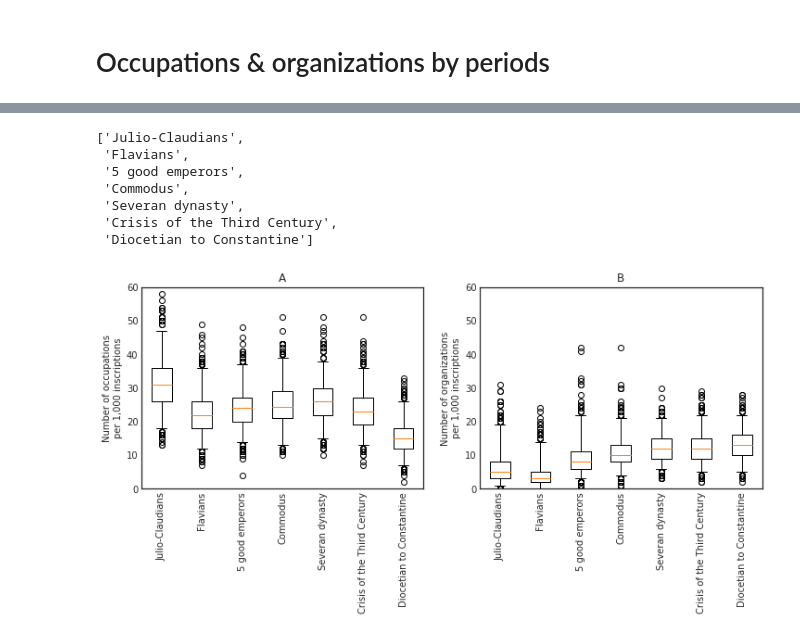
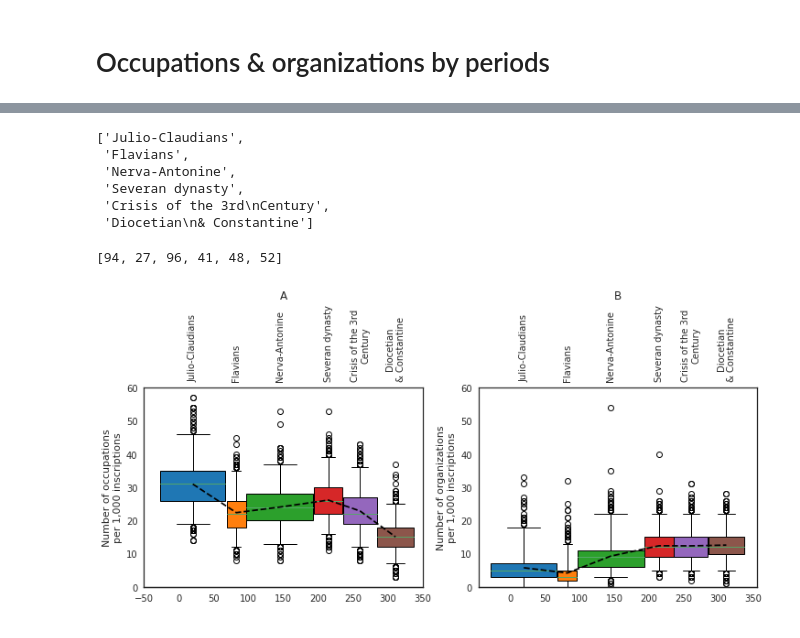
Before and after one commit to sdam-au/LI_ETL, a Jupyter notebook: scripts/1_5_py_WORDS&OCCUPS&ORGS_TEMPORAL.ipynb, the cells around one changed output, grey strips where cells are left out. Drawn from its saved outputs; the diff is of its cells as text; code cells hidden in the pictures.

Commit message:
kernel density estimations plots

```diff
--- a/scripts/1_5_py_WORDS&OCCUPS&ORGS_TEMPORAL.ipynb
+++ b/scripts/1_5_py_WORDS&OCCUPS&ORGS_TEMPORAL.ipynb
@@ -425,3 +576,11 @@ simulations_by_type = sorted(simulations_by_type, key=lambda x: x[1], reverse=Tr
 simulations_by_type[4][1]
 # %% [output]
 3307
+# %%
+date_vars_by_instypes = []
+for ins_type_tup in simulations_by_type_len[:10]:
+    subset_df = EDH[EDH["type_of_inscription_clean"]==ins_type_tup[0]]
+    date_vars = []
+    for n in range(100):
+        date_vars.append([date_var[n] for date_var in subset_df["random_dates"] if date_var != None])
+    date_vars_by_instypes.append(date_vars)
@@ -817,11 +1013,13 @@ Your <class 'matplotlib.figure.Figure'> object has been succefully written as "h
 periods = { # to avoid overlaps, startdates are postponed by one year, when needed
     "Julio-Claudians" : {"startdate": -27, "enddate" : 67},
     "Flavians" : {"startdate": 69, "enddate": 96},
-    "5 good emperors" : {"startdate": 97, "enddate": 180},
-    "Commodus" : {"startdate" : 181, "enddate" : 193},
+    "Nerva-Antonine" : {"startdate" : 97, "enddate" : 193},
+    # or:
+    #"5 good emperors" : {"startdate": 97, "enddate": 180},
+    #"Commodus" : {"startdate" : 181, "enddate" : 193},
     "Severan dynasty" : {"startdate": 194, "enddate": 235},
-    "Crisis of the Third Century" : {"startdate" : 236, "enddate" : 284},
-    "Diocetian to Constantine" : {"startdate" : 285, "enddate" : 337}
+    "Crisis of the 3rd\nCentury" : {"startdate" : 236, "enddate" : 284},
+    "Diocetian\n& Constantine" : {"startdate" : 285, "enddate" : 337}
     }
 tab_colors_list = list(mcolors.TABLEAU_COLORS.keys())
 
@@ -882,27 +1081,60 @@ orgs_ratios_merged = simulations_merged(orgs_ins_ratio)
 # %% [output]
 ['Julio-Claudians',
  'Flavians',
- '5 good emperors',
- 'Commodus',
+ 'Nerva-Antonine',
  'Severan dynasty',
- 'Crisis of the Third Century',
- 'Diocetian to Constantine']
+ 'Crisis of the 3rd\nCentury',
+ 'Diocetian\n& Constantine']
+# %%
+[abs(tup[0][1] - tup[0][0]) for tup in occups_ratios_merged]
+# %% [output]
+[94, 27, 96, 41, 48, 52]
 # %%
-plt.style.use("seaborn-white")
+# number of occupations/organizizations per 1,000 randomly sampled inscriptions. The samples are with replacement. Each sample is based on different dating simulation.
+
+plt.style.use("seaborn-white")#-white")
 
 labels=[key for key in periods.keys()]
+widths = [abs(tup[0][1] - tup[0][0]) for tup in occups_ratios_merged]
+positions = [np.mean(tup[0]) for tup in occups_ratios_merged]
+
 
 fig, [ax1, ax2] = plt.subplots(1,2, figsize=[12,4])
-ax1.boxplot([tup[1] for tup in occups_ratios_merged], whis=[2.5, 97.5], labels=labels)
+
+data1 = [tup[1] for tup in occups_ratios_merged]
+means1 = [np.mean(tup[1]) for tup in occups_ratios_merged]
+
+bplot1 = ax1.boxplot(data1, positions=positions, widths=widths, whis=[2.5, 97.5], labels=labels, patch_artist=True)
+ax1.plot(positions, means1, color="black", linestyle="dashed", zorder=10)
+
+
 ax1.set_title("A")
 ax1.set_ylabel("Number of occupations\nper 1,000 inscriptions")
 ax1.set_ylim(0, 60)
 ax1.xaxis.set_tick_params(rotation=90)
+ax1.xaxis.tick_top()
+ax1.secondary_xaxis("bottom")
+ax1.set_xlim(-50, 350)
 
-ax2.boxplot([tup[1] for tup in orgs_ratios_merged], whis=[2.5, 97.5], labels=labels)
+
+
+data2 = [tup[1] for tup in orgs_ratios_merged]
+means2 = [np.mean(tup[1]) for tup in orgs_ratios_merged]
+
+bplot2 = ax2.boxplot(data2, positions=positions, widths=widths, whis=[2.5, 97.5], labels=labels, patch_artist=True)
+ax2.plot(positions, means2, color="black", linestyle="dashed", zorder=10)
+
 ax2.set_title("B")
 ax2.set_ylabel("Number of organizations\nper 1,000 inscriptions")
 ax2.set_ylim(0, 60)
 ax2.xaxis.set_tick_params(rotation=90)
+ax2.xaxis.tick_top()
+ax2.secondary_xaxis("bottom")
+
+# fill with colors
+colors =tab_colors_list[:len(labels)]
+for bplot in (bplot1, bplot2):
+    for patch, color in zip(bplot['boxes'], colors):
+        patch.set_facecolor(color)
 # %% [output]
-[figure, old version]
+[figure, new version]
```
Also changed, not shown: parts of 27 cells of this notebook.
